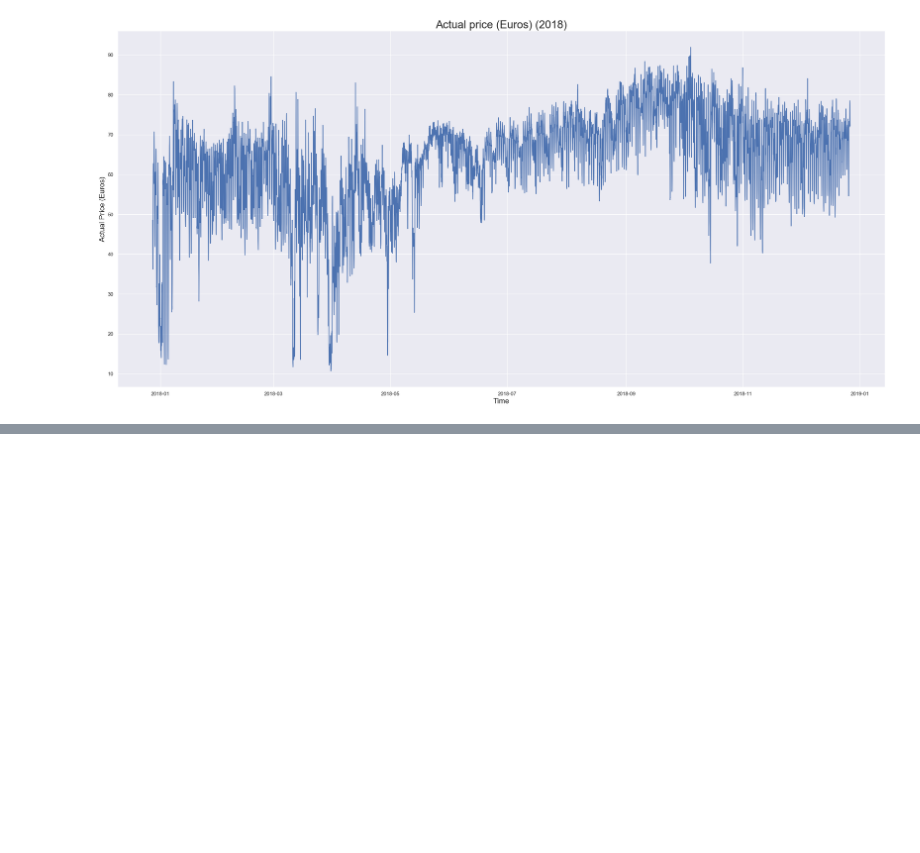
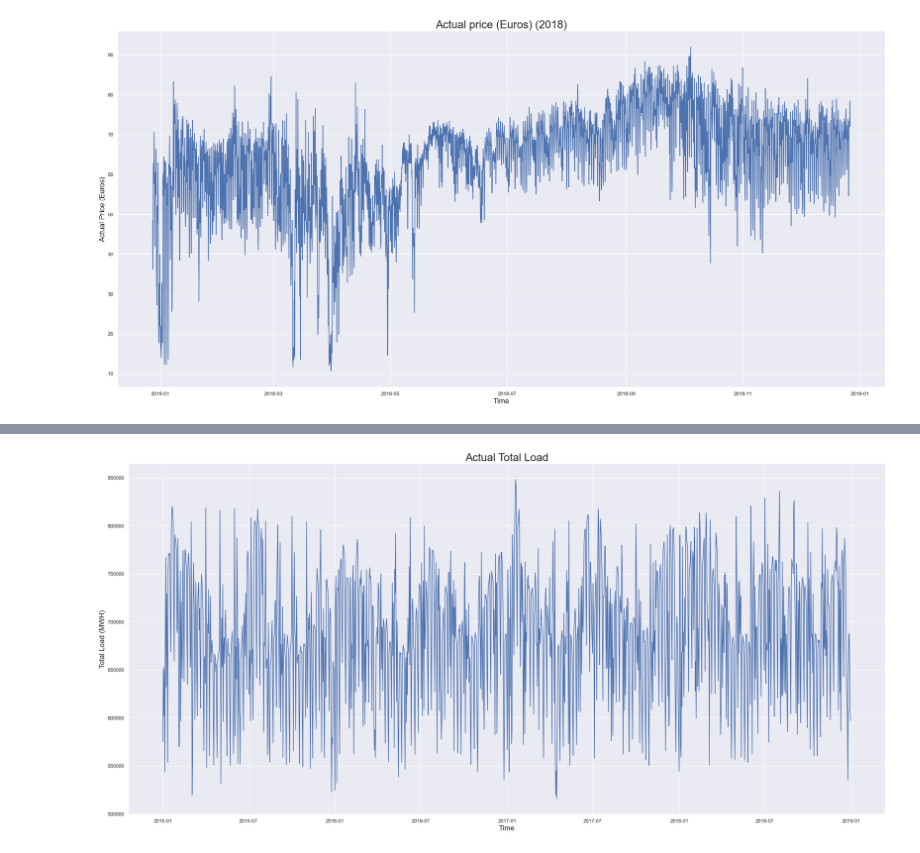
Before and after one commit to ashirask/Energy-Research, a Jupyter notebook: Energy Dataset Analysis.ipynb, the cells around one changed output, grey strips where cells are left out. Drawn from its saved outputs; the diff is of its cells as text; code cells hidden in the pictures; blank space fills up the shorter version.

```diff
--- a/Energy Dataset Analysis.ipynb
+++ b/Energy Dataset Analysis.ipynb
@@ -196,3 +207,14 @@ ax = plot_series(df, 'price_actual', ylabel='Actual Price (Euros)', title='Actua
 plt.show()
 # %% [output]
 [figure]
+# %%
+# Aggregating data to daily, monthly, yearly totals
+
+monthly_energy_data = df.resample('M').sum()
+
+daily_energy_data = df.resample('D').sum()
+
+#removing first row bc its 2014-12-31, so not really needed
+
+monthly_energy_data.drop('2014-12-31', inplace=True)
+daily_energy_data.drop('2014-12-31', inplace=True)
@@ -198,0 +243,9 @@ plt.show()
+# %%
+# based on daily basis for 4 years
+
+daily_ax = plot_series(daily_energy_data, 'total_load_actual', ylabel='Total Load (MWH)', title='Actual Total Load')
+
+
+plt.show()
+# %% [output]
+[figure, added]
```
Also changed, not shown: parts of 11 cells of this notebook.
